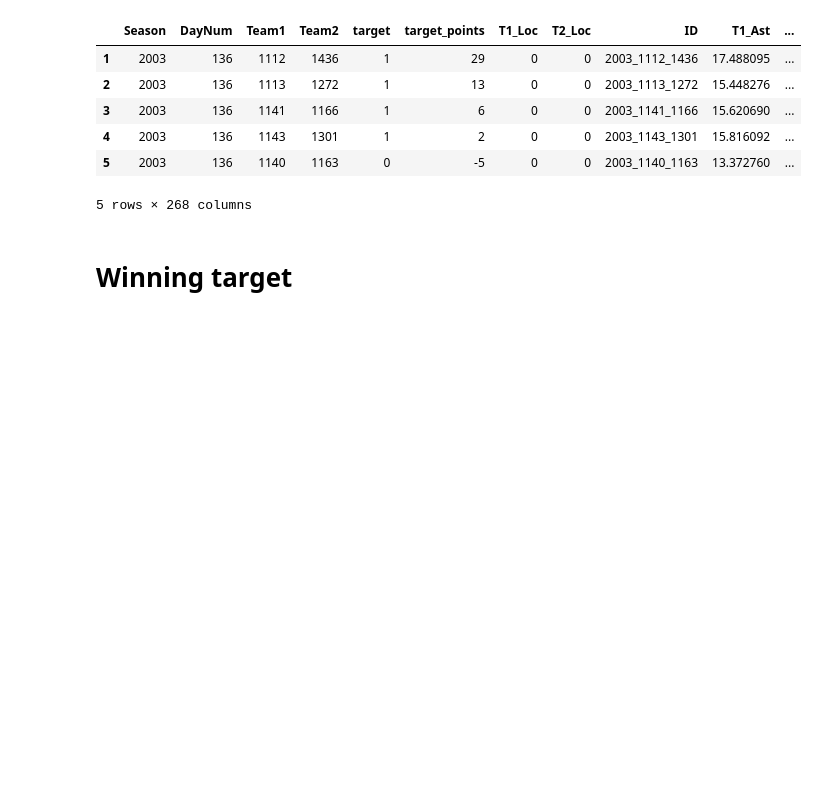
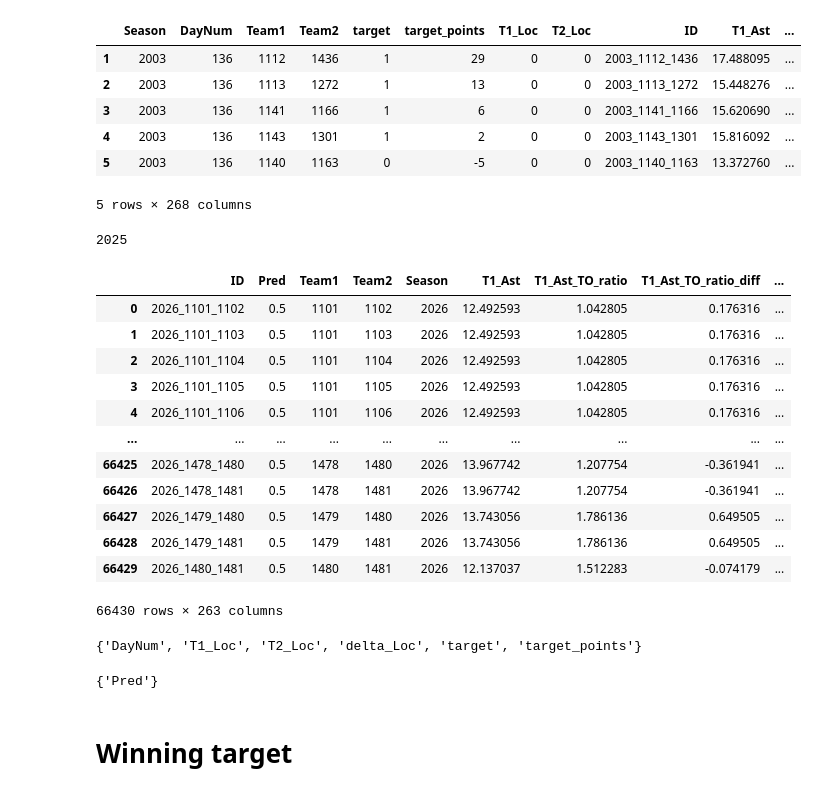
Before and after one commit to lucabasa/kaggle_competitions, a Jupyter notebook: march_madness/02_pre_model_men.ipynb, the cells around one changed output. Saved outputs shown, nothing was run; the diff lists cells and outputs as text; code cells hidden in the pictures; blank space fills up the shorter version.

Commit message:
march madness 2026

```diff
--- a/march_madness/02_pre_model_men.ipynb
+++ b/march_madness/02_pre_model_men.ipynb
@@ -45,5 +84,37 @@ men_training.head()
 | 4 | 2003 | 136 | 1143 | 1301 | 1 | 2 | 0 | 0 | 2003_1143_1301 | 15.816092 | ... |
 | 5 | 2003 | 136 | 1140 | 1163 | 0 | -5 | 0 | 0 | 2003_1140_1163 | 13.372760 | ... |
 5 rows × 268 columns
+# %%
+men_training["Season"].max()
+# %% [output]
+2025
 # %%
 men_training.to_csv("data/processed/men_training.csv", index=False)
+# %%
+test_data_reg = men_reg[men_reg["Season"] == 2026].copy()
+test_data_reg.loc[test_data_reg["Seed"].isna(), "Seed"] = 99
+test_data_reg.loc[test_data_reg["region"].isna(), "region"] = "Missing"
+sub = pd.read_csv("data/march-machine-learning-mania-2026/SampleSubmissionStage2.csv")
+sub["Team1"] = sub["ID"].apply(lambda x: int(x[5:9]))
+sub["Team2"] = sub["ID"].apply(lambda x: int(x[10:]))
+sub["Season"] = 2026
+sub = sub[sub["Team1"] <= 1481].copy()
+test_data = make_training_data(test_data_reg, sub)
+test_data = add_stage(test_data)
+test_data = add_quality(test_data, men_reg_details[men_reg_details["Season"] == 2026])
+# %%
+test_data
+# %% [output]
+|  | ID | Pred | Team1 | Team2 | Season | T1_Ast | T1_Ast_TO_ratio | T1_Ast_TO_ratio_diff | ... |
+| 0 | 2026_1101_1102 | 0.5 | 1101 | 1102 | 2026 | 12.492593 | 1.042805 | 0.176316 | ... |
+| 1 | 2026_1101_1103 | 0.5 | 1101 | 1103 | 2026 | 12.492593 | 1.042805 | 0.176316 | ... |
+| 2 | 2026_1101_1104 | 0.5 | 1101 | 1104 | 2026 | 12.492593 | 1.042805 | 0.176316 | ... |
+| 3 | 2026_1101_1105 | 0.5 | 1101 | 1105 | 2026 | 12.492593 | 1.042805 | 0.176316 | ... |
+| 4 | 2026_1101_1106 | 0.5 | 1101 | 1106 | 2026 | 12.492593 | 1.042805 | 0.176316 | ... |
+| ... | ... | ... | ... | ... | ... | ... | ... | ... | ... |
+| 66425 | 2026_1478_1480 | 0.5 | 1478 | 1480 | 2026 | 13.967742 | 1.207754 | -0.361941 | ... |
+| 66426 | 2026_1478_1481 | 0.5 | 1478 | 1481 | 2026 | 13.967742 | 1.207754 | -0.361941 | ... |
+| 66427 | 2026_1479_1480 | 0.5 | 1479 | 1480 | 2026 | 13.743056 | 1.786136 | 0.649505 | ... |
+| 66428 | 2026_1479_1481 | 0.5 | 1479 | 1481 | 2026 | 13.743056 | 1.786136 | 0.649505 | ... |
+| 66429 | 2026_1480_1481 | 0.5 | 1480 | 1481 | 2026 | 12.137037 | 1.512283 | -0.074179 | ... |
+66430 rows × 263 columns
@@ -50,3 +123,11 @@ men_training.to_csv("data/processed/men_training.csv", index=False)
+# %%
+set(men_training.columns) - set(test_data.columns)
+# %% [output]
+{'DayNum', 'T1_Loc', 'T2_Loc', 'delta_Loc', 'target', 'target_points'}
+# %%
+set(test_data.columns) - set(men_training.columns)
+# %% [output]
+{'Pred'}
 # %% [markdown]
 # Winning target
 # %%
```
Also changed, not shown: parts of 4 cells of this notebook, 6 other files.
